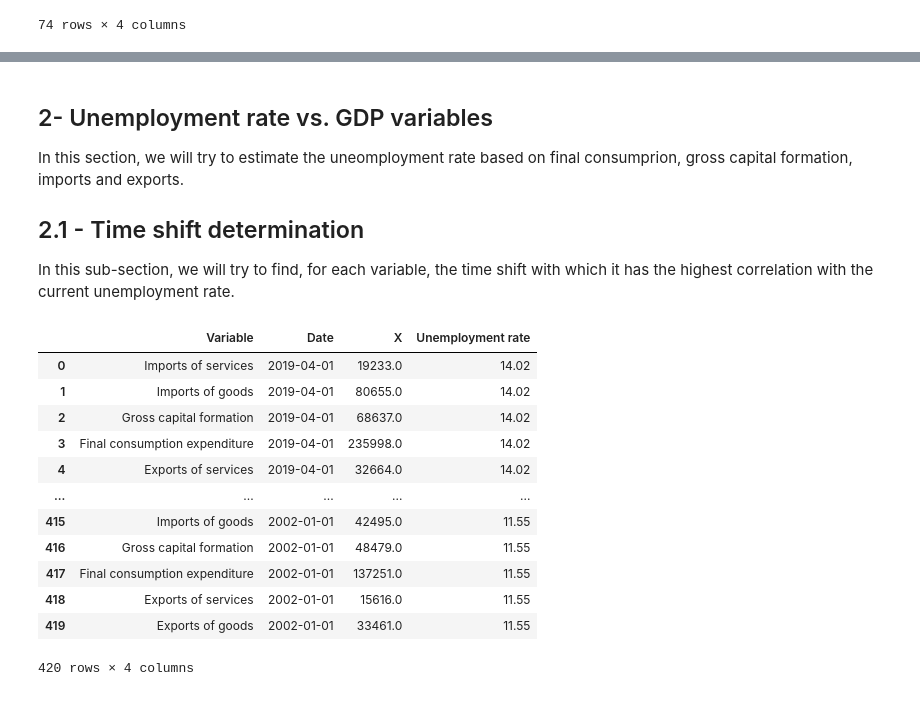
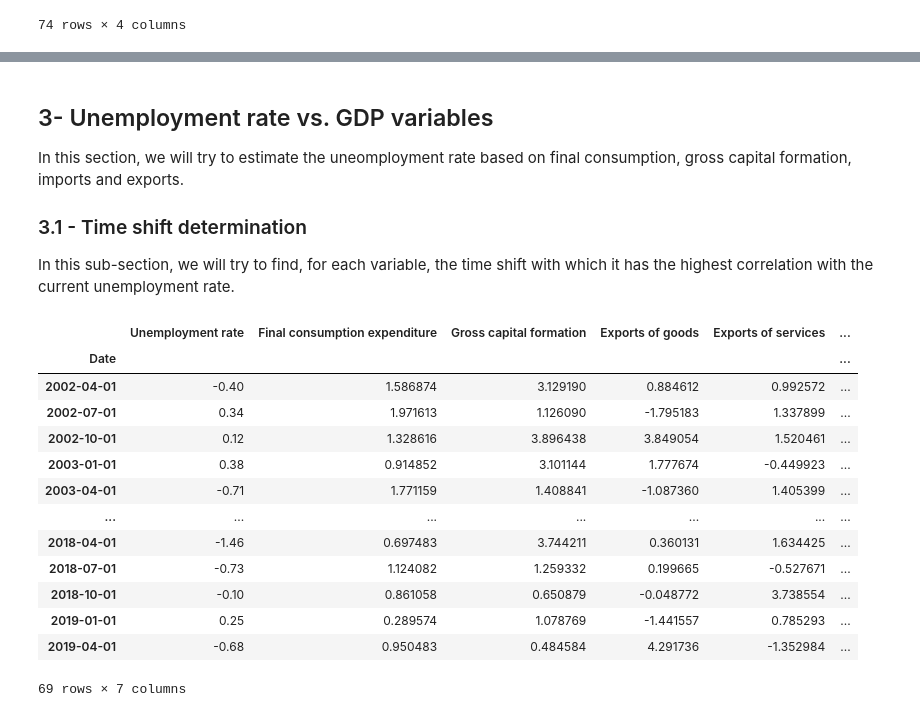
Before and after one commit to javier-pradera/Project-Week-5-Your-Own-Project, a Jupyter notebook: your-project/Code/Unemployment rate model.ipynb, the cells around one changed output, grey strips where cells are left out. Drawn from its saved outputs; the diff is of its cells as text; code cells hidden in the pictures.

Commit message:
Time shift determination

```diff
--- a/your-project/Code/Unemployment rate model.ipynb
+++ b/your-project/Code/Unemployment rate model.ipynb
@@ -118,30 +132,44 @@ dtype: object
 # %% [markdown]
-## 2- Unemployment rate vs. GDP variables
+## 3- Unemployment rate vs. GDP variables
 
-In this section, we will try to estimate the uneomployment rate based on final consumprion, gross capital formation, imports and exports.
+In this section, we will try to estimate the uneomployment rate based on final consumption, gross capital formation, imports and exports.
 
-## 2.1 - Time shift determination
+### 3.1 - Time shift determination
 
 In this sub-section, we will try to find, for each variable, the time shift with which it has the highest correlation with the current unemployment rate.
-# %%
-#We first join the unemployment rate (dependent variable) to the independent variables:
-data_1 = GDP_demand.merge(unemployment,on = 'Fecha',how = 'inner')
-data_1.rename(columns = {'Nombre_x':'Variable','Fecha':'Date','Valor_x':'X','Valor_y':'Unemployment rate'},inplace = True)
-data_1.drop(['Nombre_y','Anyo_y','Anyo_x'],axis = 1, inplace=True)
-data_1 = data_1.sort_values(['Date','Variable'],ascending = False).reset_index(drop=True)
-#My analysis will be based on the variations, so I will create the variations columns for both the dependent and independent variables:
-data_1
-# %% [output]
-|  | Variable | Date | X | Unemployment rate |
-| 0 | Imports of services | 2019-04-01 | 19233.0 | 14.02 |
-| 1 | Imports of goods | 2019-04-01 | 80655.0 | 14.02 |
-| 2 | Gross capital formation | 2019-04-01 | 68637.0 | 14.02 |
-| 3 | Final consumption expenditure | 2019-04-01 | 235998.0 | 14.02 |
-| 4 | Exports of services | 2019-04-01 | 32664.0 | 14.02 |
-| ... | ... | ... | ... | ... |
-| 415 | Imports of goods | 2002-01-01 | 42495.0 | 11.55 |
-| 416 | Gross capital formation | 2002-01-01 | 48479.0 | 11.55 |
-| 417 | Final consumption expenditure | 2002-01-01 | 137251.0 | 11.55 |
-| 418 | Exports of services | 2002-01-01 | 15616.0 | 11.55 |
-| 419 | Exports of goods | 2002-01-01 | 33461.0 | 11.55 |
-420 rows × 4 columns
+# %%
+#We first join the unemployment rate (dependent variable) to the independent variables:
+data_1 = GDP_demand.merge(unemployment,on = 'Fecha',how = 'inner')
+data_1.rename(columns = {'Nombre_x':'Variable','Fecha':'Date','Valor_x':'X','Valor_y':'Unemployment rate'},inplace = True)
+data_1.drop(['Nombre_y','Anyo_y','Anyo_x'],axis = 1, inplace=True)
+data_1 = data_1.sort_values(['Date','Variable'],ascending = False).reset_index(drop=True)
+#I will now create a column for eah independent variable, in order to then calculate the variations and correlations:
+values_demand = ['Final consumption expenditure','Gross capital formation',
+          'Exports of goods','Exports of services','Imports of goods','Imports of services']
+for var in values_demand:
+    data_1[var] = [data_1['X'][i] if data_1['Variable'][i] == var else 0 for i in range(len(data_1['Variable']))]
+data_1.drop(columns = 'X',inplace = True)
+#I now group the independent and dependent variables by date:
+data_grouped = data_1.groupby('Date').sum()
+data_grouped['Unemployment rate'] = data_grouped['Unemployment rate'] / len(values_demand)
+#And I finally obtain the variations:
+data_grouped_variations = data_grouped.iloc[1:].copy()
+data_grouped_variations['Unemployment rate'] = [data_grouped['Unemployment rate'][i] - data_grouped['Unemployment rate'][i-1] for i in range(1,len(data_grouped))]
+for var in values_demand:
+    data_grouped_variations[var] = [100*(data_grouped[var][i] / data_grouped[var][i-1] - 1) for i in range(1,len(data_grouped))]
+data_grouped_variations
+# %% [output]
+|  | Unemployment rate | Final consumption expenditure | Gross capital formation | Exports of goods | Exports of services | ... |
+| Date |  |  |  |  |  | ... |
+| 2002-04-01 | -0.40 | 1.586874 | 3.129190 | 0.884612 | 0.992572 | ... |
+| 2002-07-01 | 0.34 | 1.971613 | 1.126090 | -1.795183 | 1.337899 | ... |
+| 2002-10-01 | 0.12 | 1.328616 | 3.896438 | 3.849054 | 1.520461 | ... |
+| 2003-01-01 | 0.38 | 0.914852 | 3.101144 | 1.777674 | -0.449923 | ... |
+| 2003-04-01 | -0.71 | 1.771159 | 1.408841 | -1.087360 | 1.405399 | ... |
+| ... | ... | ... | ... | ... | ... | ... |
+| 2018-04-01 | -1.46 | 0.697483 | 3.744211 | 0.360131 | 1.634425 | ... |
+| 2018-07-01 | -0.73 | 1.124082 | 1.259332 | 0.199665 | -0.527671 | ... |
+| 2018-10-01 | -0.10 | 0.861058 | 0.650879 | -0.048772 | 3.738554 | ... |
+| 2019-01-01 | 0.25 | 0.289574 | 1.078769 | -1.441557 | 0.785293 | ... |
+| 2019-04-01 | -0.68 | 0.950483 | 0.484584 | 4.291736 | -1.352984 | ... |
+69 rows × 7 columns
```
Also changed, not shown: parts of 7 cells of this notebook.
